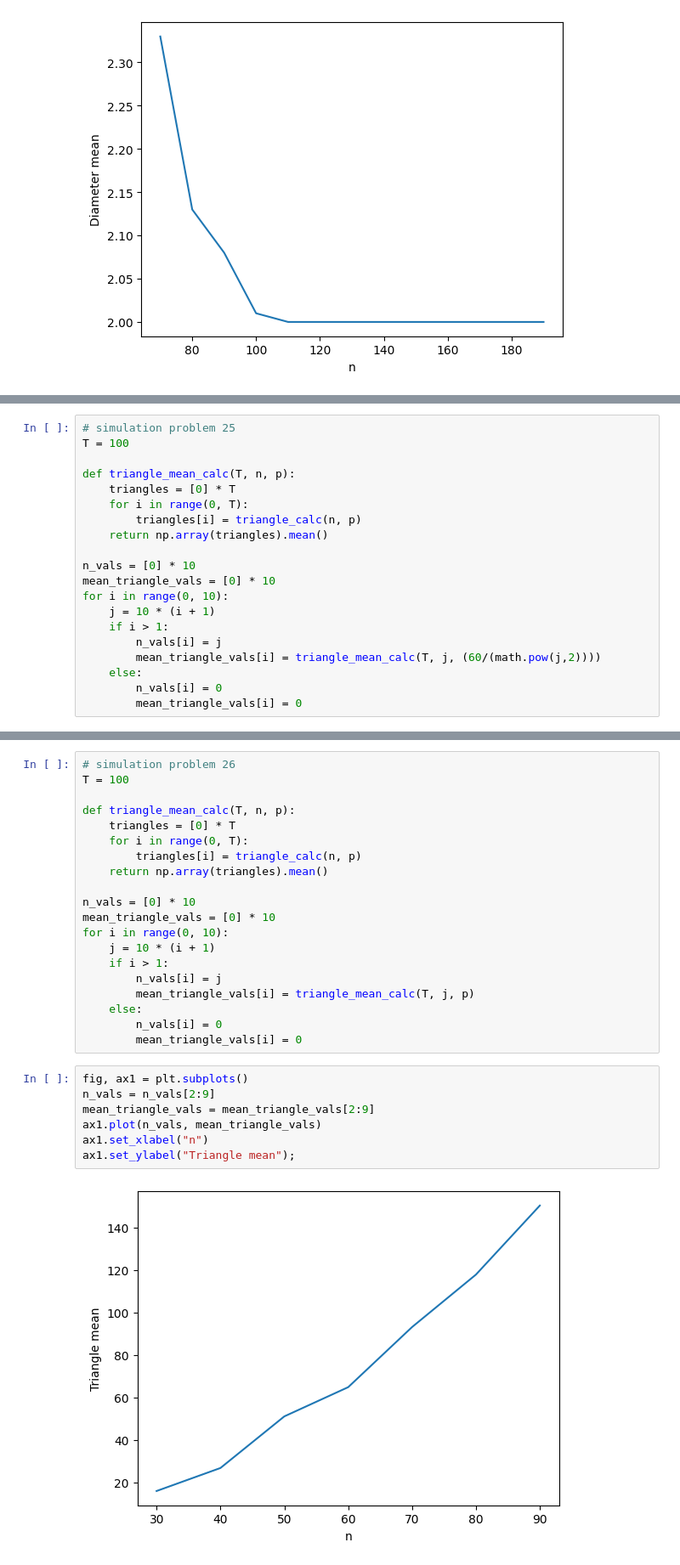
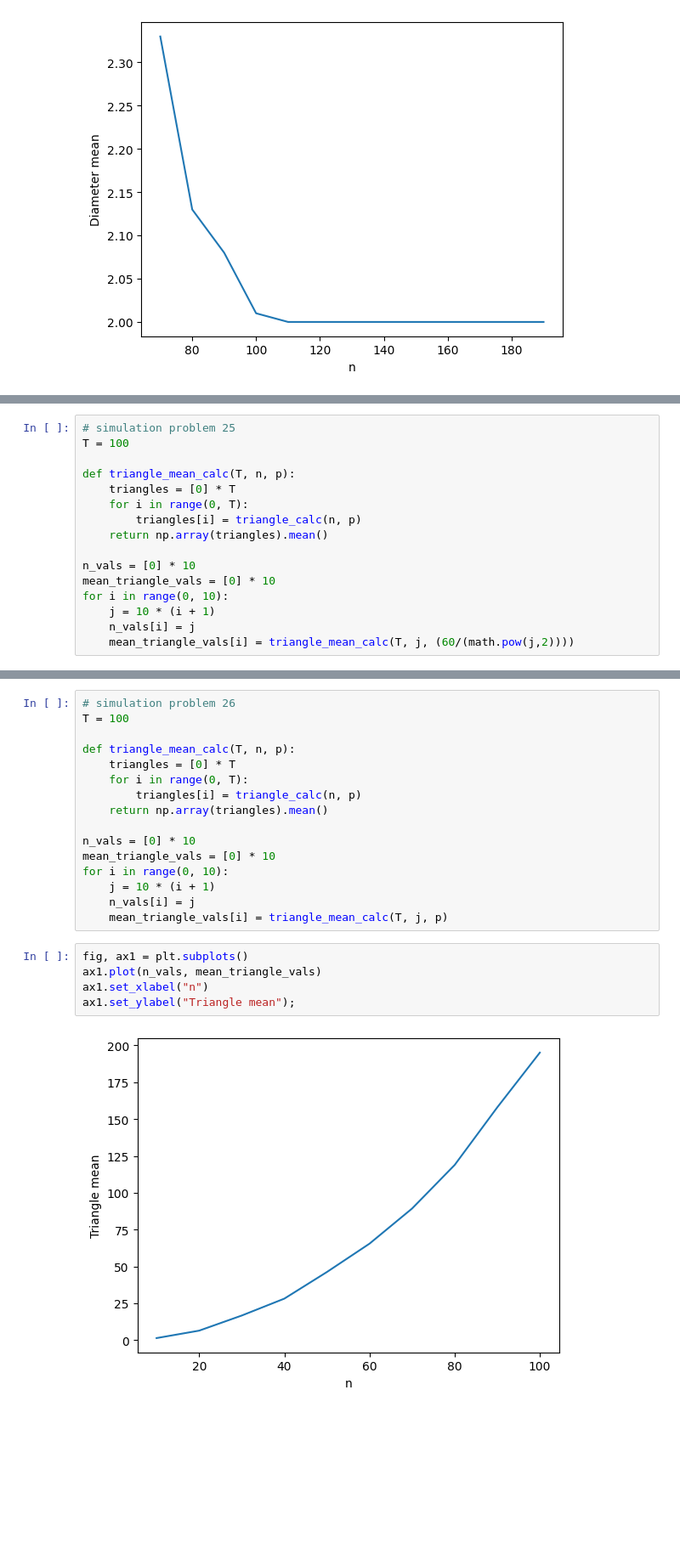
Before and after one commit to AFSA1729/ProbabilityStatisticsProject2023, a Jupyter notebook: Phase1/Part5.ipynb, the cells around one changed output, grey strips where cells are left out. Shown at 85% size. Drawn from its saved outputs; the diff is of its cells as text; blank space fills up the shorter version.

```diff
--- a/Phase1/Part5.ipynb
+++ b/Phase1/Part5.ipynb
@@ -302,11 +302,7 @@ n_vals = [0] * 10
 mean_triangle_vals = [0] * 10
 for i in range(0, 10):
     j = 10 * (i + 1)
-    if i > 1:
-        n_vals[i] = j
-        mean_triangle_vals[i] = triangle_mean_calc(T, j, (60/(math.pow(j,2))))
-    else:
-        n_vals[i] = 0
-        mean_triangle_vals[i] = 0
+    n_vals[i] = j
+    mean_triangle_vals[i] = triangle_mean_calc(T, j, (60/(math.pow(j,2))))
 # %%
 fig, ax1 = plt.subplots()
@@ -331,21 +325,15 @@ n_vals = [0] * 10
 mean_triangle_vals = [0] * 10
 for i in range(0, 10):
     j = 10 * (i + 1)
-    if i > 1:
-        n_vals[i] = j
-        mean_triangle_vals[i] = triangle_mean_calc(T, j, p)
-    else:
-        n_vals[i] = 0
-        mean_triangle_vals[i] = 0
+    n_vals[i] = j
+    mean_triangle_vals[i] = triangle_mean_calc(T, j, p)
 # %%
 fig, ax1 = plt.subplots()
-n_vals = n_vals[2:9]
-mean_triangle_vals = mean_triangle_vals[2:9]
 ax1.plot(n_vals, mean_triangle_vals)
 ax1.set_xlabel("n")
 ax1.set_ylabel("Triangle mean");
 # %% [output]
-[figure, old version]
+[figure, new version]
 # %%
 # simulation problem 27
 T = 100
```
Also changed, not shown: parts of 6 cells of this notebook.
